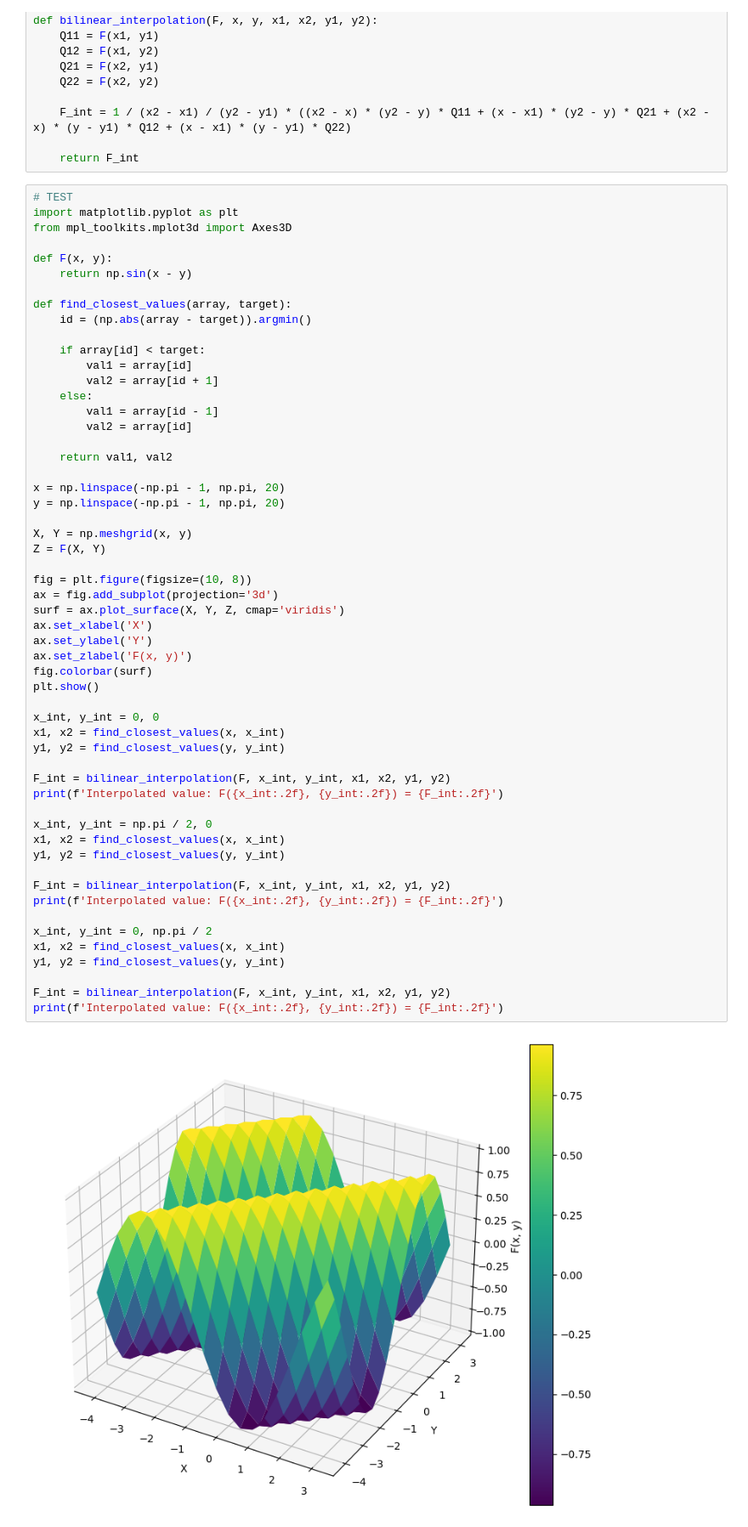
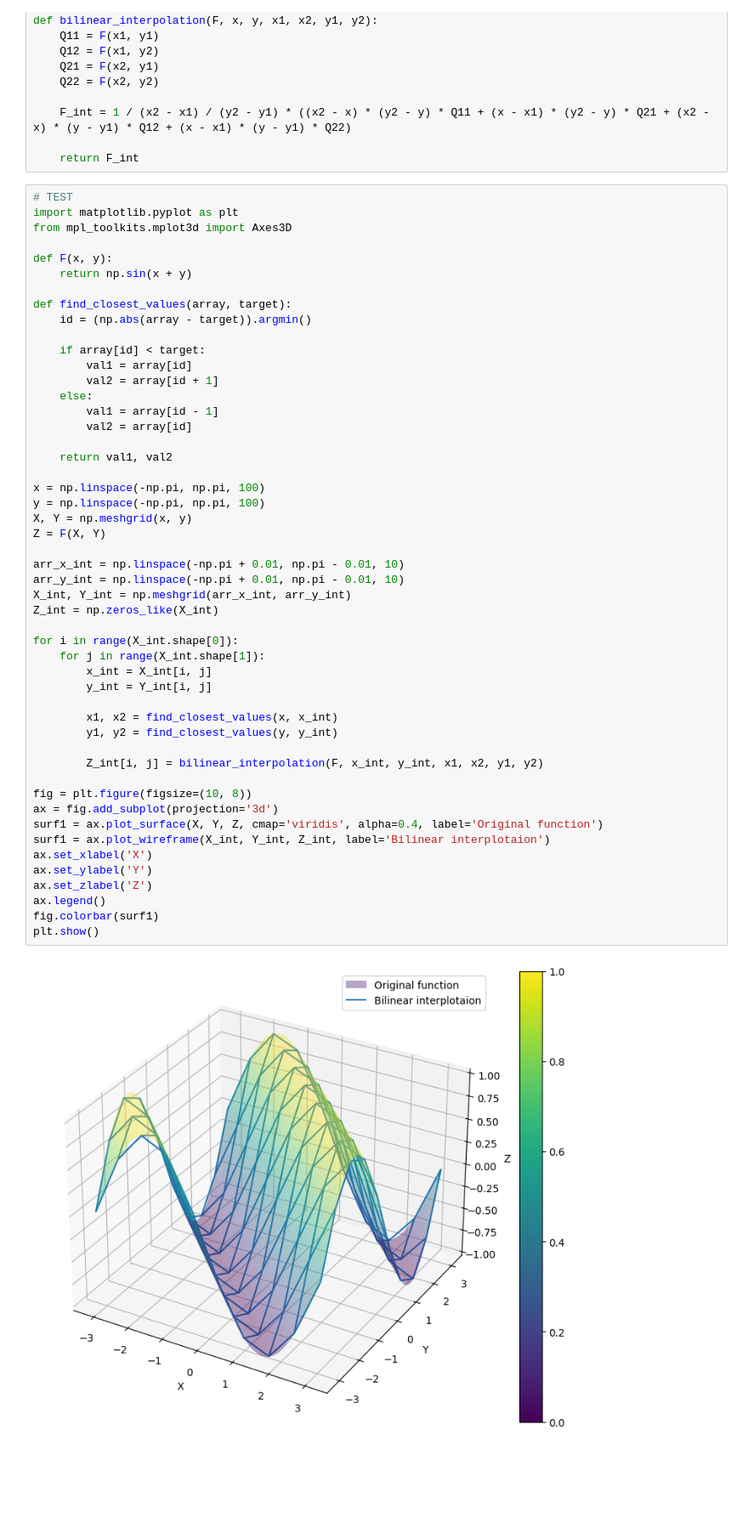
Before and after one commit to andreykirkicha/Python_IITP_RAS, a Jupyter notebook: interpolation.ipynb, the cells around one changed output. Shown: that part at 85% size. Saved outputs shown, nothing was run; the diff lists cells and outputs as text; blank space fills up the shorter version.

Commit message:
Testing updated
New:
  -- Testing is being conducted on the other mesh
TODO:
  -- Test other functions

```diff
--- a/interpolation.ipynb
+++ b/interpolation.ipynb
@@ -23,57 +23,52 @@ def bilinear_interpolation(F, x, y, x1, x2, y1, y2):
 # %%
 # TEST
 import matplotlib.pyplot as plt
 from mpl_toolkits.mplot3d import Axes3D
 
 def F(x, y):
-    return np.sin(x - y)
+    return np.sin(x + y)
 
 def find_closest_values(array, target):
     id = (np.abs(array - target)).argmin()
 
     if array[id] < target:
         val1 = array[id]
         val2 = array[id + 1]
     else:
         val1 = array[id - 1]
         val2 = array[id]
 
     return val1, val2
 
-x = np.linspace(-np.pi - 1, np.pi, 20)
-y = np.linspace(-np.pi - 1, np.pi, 20)
-
+x = np.linspace(-np.pi, np.pi, 100)
+y = np.linspace(-np.pi, np.pi, 100)
 X, Y = np.meshgrid(x, y)
 Z = F(X, Y)
 
+arr_x_int = np.linspace(-np.pi + 0.01, np.pi - 0.01, 10)
+arr_y_int = np.linspace(-np.pi + 0.01, np.pi - 0.01, 10)
+X_int, Y_int = np.meshgrid(arr_x_int, arr_y_int)
+Z_int = np.zeros_like(X_int)
+
+for i in range(X_int.shape[0]):
+    for j in range(X_int.shape[1]):
+        x_int = X_int[i, j]
+        y_int = Y_int[i, j]
+
+        x1, x2 = find_closest_values(x, x_int)
+        y1, y2 = find_closest_values(y, y_int)
+
+        Z_int[i, j] = bilinear_interpolation(F, x_int, y_int, x1, x2, y1, y2)
+
 fig = plt.figure(figsize=(10, 8))
 ax = fig.add_subplot(projection='3d')
-surf = ax.plot_surface(X, Y, Z, cmap='viridis')
+surf1 = ax.plot_surface(X, Y, Z, cmap='viridis', alpha=0.4, label='Original function')
+surf1 = ax.plot_wireframe(X_int, Y_int, Z_int, label='Bilinear interplotaion')
 ax.set_xlabel('X')
 ax.set_ylabel('Y')
-ax.set_zlabel('F(x, y)')
-fig.colorbar(surf)
+ax.set_zlabel('Z')
+ax.legend()
+fig.colorbar(surf1)
 plt.show()
-
-x_int, y_int = 0, 0
-x1, x2 = find_closest_values(x, x_int)
-y1, y2 = find_closest_values(y, y_int)
-
-F_int = bilinear_interpolation(F, x_int, y_int, x1, x2, y1, y2)
-print(f'Interpolated value: F({x_int:.2f}, {y_int:.2f}) = {F_int:.2f}')
-
-x_int, y_int = np.pi / 2, 0
-x1, x2 = find_closest_values(x, x_int)
-y1, y2 = find_closest_values(y, y_int)
-
-F_int = bilinear_interpolation(F, x_int, y_int, x1, x2, y1, y2)
-print(f'Interpolated value: F({x_int:.2f}, {y_int:.2f}) = {F_int:.2f}')
-
-x_int, y_int = 0, np.pi / 2
-x1, x2 = find_closest_values(x, x_int)
-y1, y2 = find_closest_values(y, y_int)
-
-F_int = bilinear_interpolation(F, x_int, y_int, x1, x2, y1, y2)
-print(f'Interpolated value: F({x_int:.2f}, {y_int:.2f}) = {F_int:.2f}')
 # %% [output]
-[figure, old version]
+[figure, new version]
```
Also changed, not shown: parts of 1 cell of this notebook.
